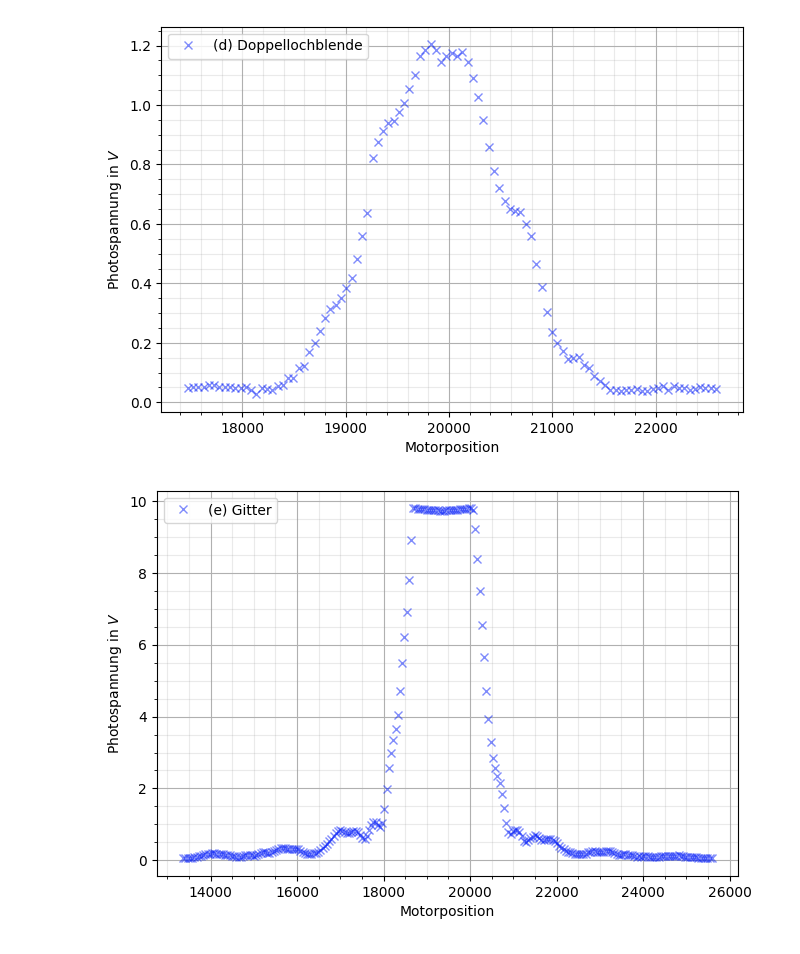
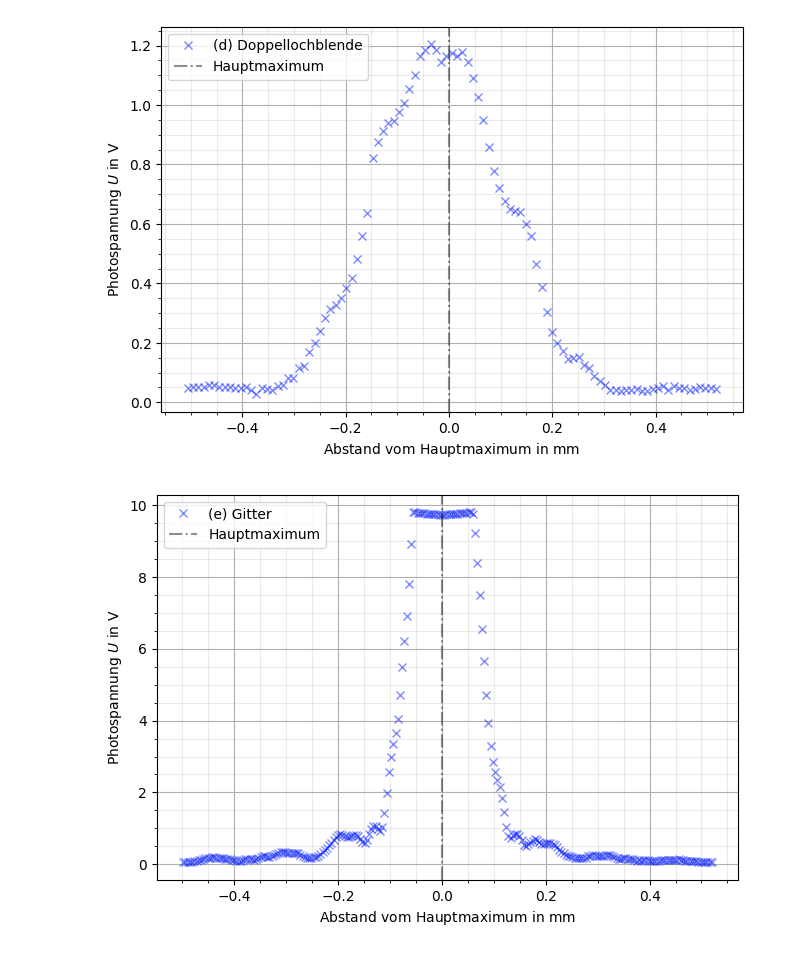
Before and after one commit to CVC97/ExPhy-III-Praktikum, a Jupyter notebook: 24_BILSL/24_BILSL.ipynb, the cells around one changed output. Cells and saved outputs as stored; diff of their text form; code cells hidden in the pictures.

```diff
--- a/24_BILSL/24_BILSL.ipynb
+++ b/24_BILSL/24_BILSL.ipynb
@@ -79,31 +79,38 @@ def gew_mittel(ar_val, ar_err):
     return (value, sigma)
 # %%
 # Import der Messwerte
-a_spalt_dataframe = np.loadtxt('./a_spalt_12000', skiprows = 0, delimiter = '\t')
-b_steg_dataframe = np.loadtxt('./b_steg_12000', skiprows = 0, delimiter = '\t')
-c_kreisblende_dataframe = np.loadtxt('./c_kreisblende_140_50', skiprows = 0, delimiter = '\t')
-d_doppellochblende_dataframe = np.loadtxt('./d_doppellochblende_100_50', skiprows = 0, delimiter = '\t')
-e_gitter_dataframe = np.loadtxt('./e_gitter_240_50', skiprows = 0, delimiter = '\t')
+a_spalt_dataframe = np.loadtxt('24_data/a_spalt_12000', skiprows = 0, delimiter = '\t')
+b_steg_dataframe = np.loadtxt('24_data/b_steg_12000', skiprows = 0 + 1, delimiter = '\t')
+c_kreisblende_dataframe = np.loadtxt('24_data/c_kreisblende_140_50', skiprows = 0, delimiter = '\t')
+d_doppellochblende_dataframe = np.loadtxt('24_data/d_doppellochblende_100_50', skiprows = 0, delimiter = '\t')
+e_gitter_dataframe = np.loadtxt('24_data/e_gitter_240_50', skiprows = 0, delimiter = '\t')
 
 
+# Hauptmaxima
+max_spalt = 13050
+max_steg = 19900
+max_kreisblende = 20000
+max_doppellochblende = 20000
+max_gitter = 19350
+
 # (a) Spalt
-motorposition_spalt = a_spalt_dataframe[:,0]
+motorposition_spalt = (a_spalt_dataframe[:,0] - max_spalt) / 12000
 photospannung_spalt = a_spalt_dataframe[:,1]
 
 # (b) Steg
-motorposition_steg = b_steg_dataframe[:,0]
+motorposition_steg = (b_steg_dataframe[:,0] - max_steg) / 12000
 photospannung_steg = b_steg_dataframe[:,1]
 
 # (c) Kreisblende
-motorposition_kreisblende = c_kreisblende_dataframe[:,0]
+motorposition_kreisblende = (c_kreisblende_dataframe[:,0] - max_kreisblende) / 140 / 50
 photospannung_kreisblende = c_kreisblende_dataframe[:,1]
 
 # (d) Doppellochblende
-motorposition_doppellochblende = d_doppellochblende_dataframe[:,0]
+motorposition_doppellochblende = (d_doppellochblende_dataframe[:,0] - max_doppellochblende) / 100 / 50
 photospannung_doppellochblende = d_doppellochblende_dataframe[:,1]
 
 # (e) Gitter
-motorposition_gitter = e_gitter_dataframe[:,0]
+motorposition_gitter = (e_gitter_dataframe[:,0] - max_gitter) / 240 / 50
 photospannung_gitter = e_gitter_dataframe[:,1]
 # %%
 # (a) Spalt
@@ -161,31 +172,33 @@ plt.show()
 # (d) Doppellochblende
 fig, ax = plt.subplots(figsize=(7.5,5))
 
-ax.set_xlabel(r'Motorposition')
-ax.set_ylabel(r'Photospannung in $V$')
+ax.set_xlabel(r'Abstand vom Hauptmaximum in $\mathrm{mm}$')
+ax.set_ylabel(r'Photospannung $U$ in $\mathrm{V}$')
 ax.grid()
 ax.grid(which='minor', color = '#999999', alpha = 0.2, linestyle = '-')
 ax.minorticks_on()
 ax.plot(motorposition_doppellochblende, photospannung_doppellochblende, color = 'xkcd:rich blue', marker = "x",  linestyle = "", alpha = 0.5, linewidth = 1, label = '(d) Doppellochblende')
+plt.axvline(x = 0, color = '#212121', linestyle = "-.", alpha = 0.5, linewidth = 1.5, label = 'Hauptmaximum')
 ax.legend()
 ax.legend(loc="upper left")
 plt.savefig('./V24_BI_Spalt.pgf', facecolor = 'white', bbox_inches='tight')
 plt.show()
 # %% [output]
-[figure, old version]
+[figure, new version]
 # %%
 # (e) Gitter
 fig, ax = plt.subplots(figsize=(7.5,5))
 
-ax.set_xlabel(r'Motorposition')
-ax.set_ylabel(r'Photospannung in $V$')
+ax.set_xlabel(r'Abstand vom Hauptmaximum in $\mathrm{mm}$')
+ax.set_ylabel(r'Photospannung $U$ in $\mathrm{V}$')
 ax.grid()
 ax.grid(which='minor', color = '#999999', alpha = 0.2, linestyle = '-')
 ax.minorticks_on()
 ax.plot(motorposition_gitter, photospannung_gitter, color = 'xkcd:rich blue', marker = "x",  linestyle = "", alpha = 0.5, linewidth = 1, label = '(e) Gitter')
+plt.axvline(x = 0, color = '#212121', linestyle = "-.", alpha = 0.5, linewidth = 1.5, label = 'Hauptmaximum')
 ax.legend()
 ax.legend(loc="upper left")
 plt.savefig('./V24_BI_Spalt.pgf', facecolor = 'white', bbox_inches='tight')
 plt.show()
 # %% [output]
-[figure, old version]
+[figure, new version]
```
Also changed, not shown: parts of 3 cells of this notebook, 5 other files.
